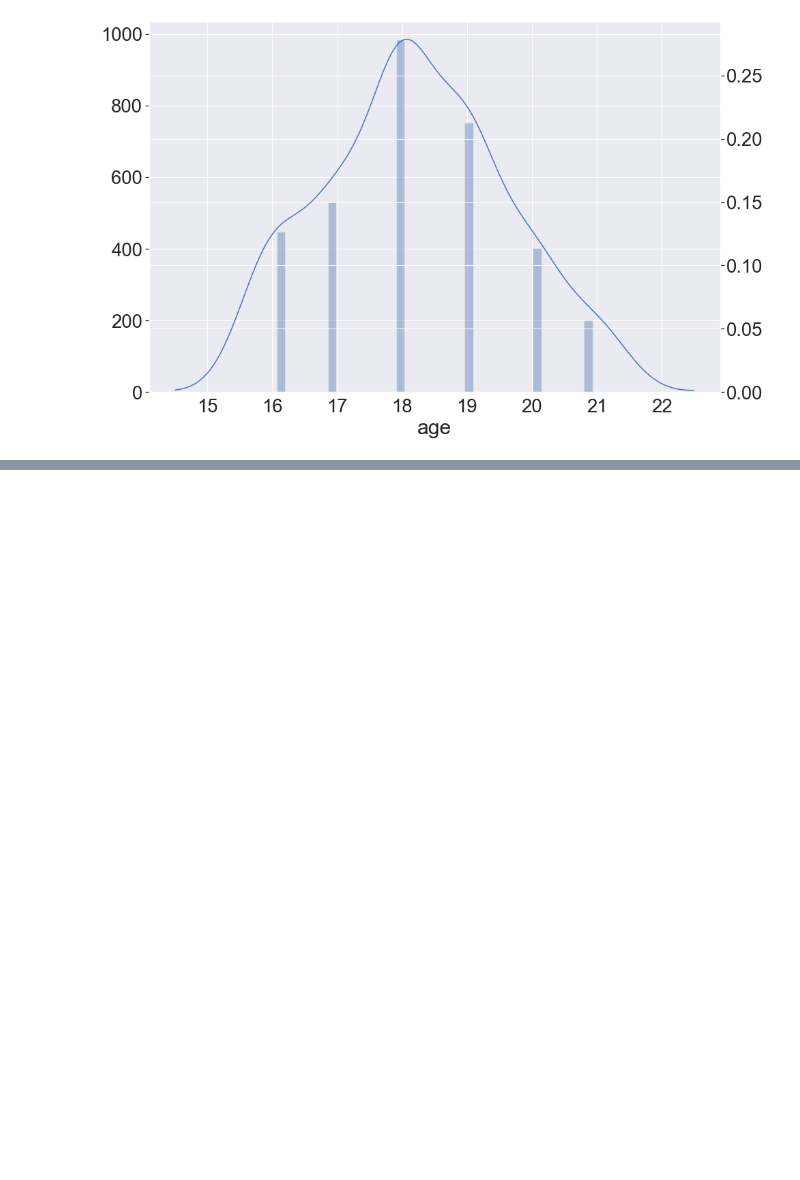
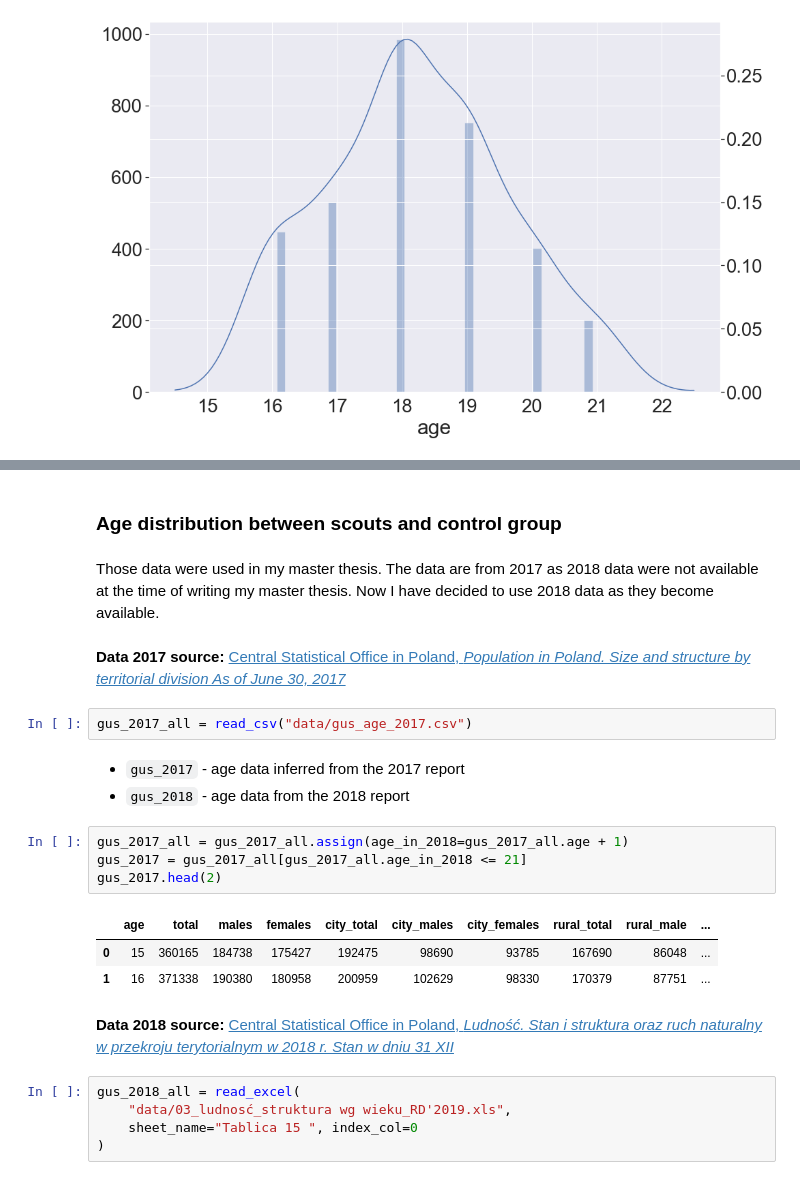
Before and after one commit to krassowska/scouts-and-ticks, a Jupyter notebook: Demographics.ipynb, the cells around one changed output, grey strips where cells are left out. Cells and saved outputs as stored; diff of their text form; blank space fills up the shorter version.

```diff
--- a/Demographics.ipynb
+++ b/Demographics.ipynb
@@ -119,0 +126,26 @@ sns.distplot(g.age, hist=False, ax=ax2, kde_kws={'bw': .5});
+# %% [markdown]
+### Age distribution between scouts and control group
+# %% [markdown]
+Those data were used in my master thesis. The data are from 2017 as 2018 data were not available at the time of writing my master thesis. Now I have decided to use 2018 data as they become available.
+# %% [markdown]
+**Data 2017 source:** [Central Statistical Office in Poland, *Population in Poland. Size and structure by territorial division As of June 30, 2017*](https://stat.gov.pl/files/gfx/portalinformacyjny/pl/defaultaktualnosci/5468/6/22/1/ludnosc._stan_i_struktura_w_przekroju_terytorialnym._stan_w_dniu_30.06.2017.pdf)
+# %%
+gus_2017_all = read_csv("data/gus_age_2017.csv")
+# %% [markdown]
+- `gus_2017` - age data inferred from the 2017 report
+- `gus_2018` - age data from the 2018 report
+# %%
+gus_2017_all = gus_2017_all.assign(age_in_2018=gus_2017_all.age + 1)
+gus_2017 = gus_2017_all[gus_2017_all.age_in_2018 <= 21]
+gus_2017.head(2)
+# %% [output]
+|  | age | total | males | females | city_total | city_males | city_females | rural_total | rural_male | ... |
+| 0 | 15 | 360165 | 184738 | 175427 | 192475 | 98690 | 93785 | 167690 | 86048 | ... |
+| 1 | 16 | 371338 | 190380 | 180958 | 200959 | 102629 | 98330 | 170379 | 87751 | ... |
+# %% [markdown]
+**Data 2018 source:** [Central Statistical Office in Poland, *Ludność. Stan i struktura oraz ruch naturalny w przekroju terytorialnym w 2018 r. Stan w dniu 31 XII*](https://stat.gov.pl/obszary-tematyczne/ludnosc/ludnosc/ludnosc-stan-i-struktura-oraz-ruch-naturalny-w-przekroju-terytorialnym-w-2018-r-stan-w-dniu-31-xii,6,25.html)
+# %%
+gus_2018_all = read_excel(
+    "data/03_ludnosć_struktura wg wieku_RD'2019.xls",
+    sheet_name="Tablica 15 ", index_col=0
+)
```
Also changed, not shown: parts of 14 cells of this notebook, 1 other file.
